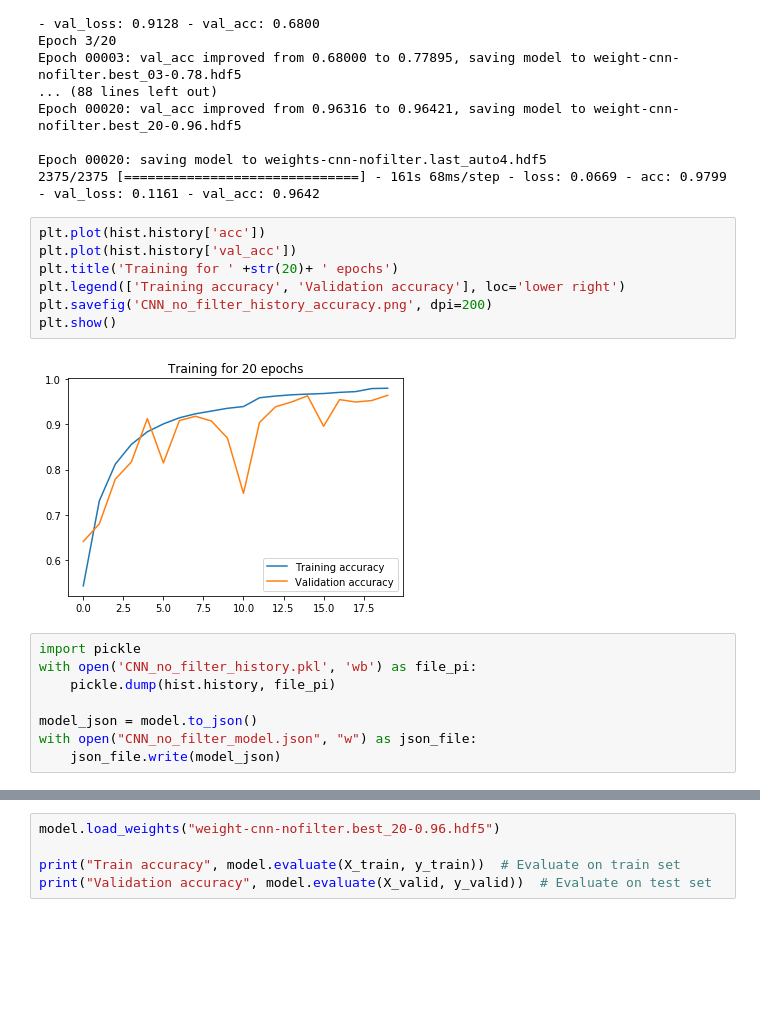
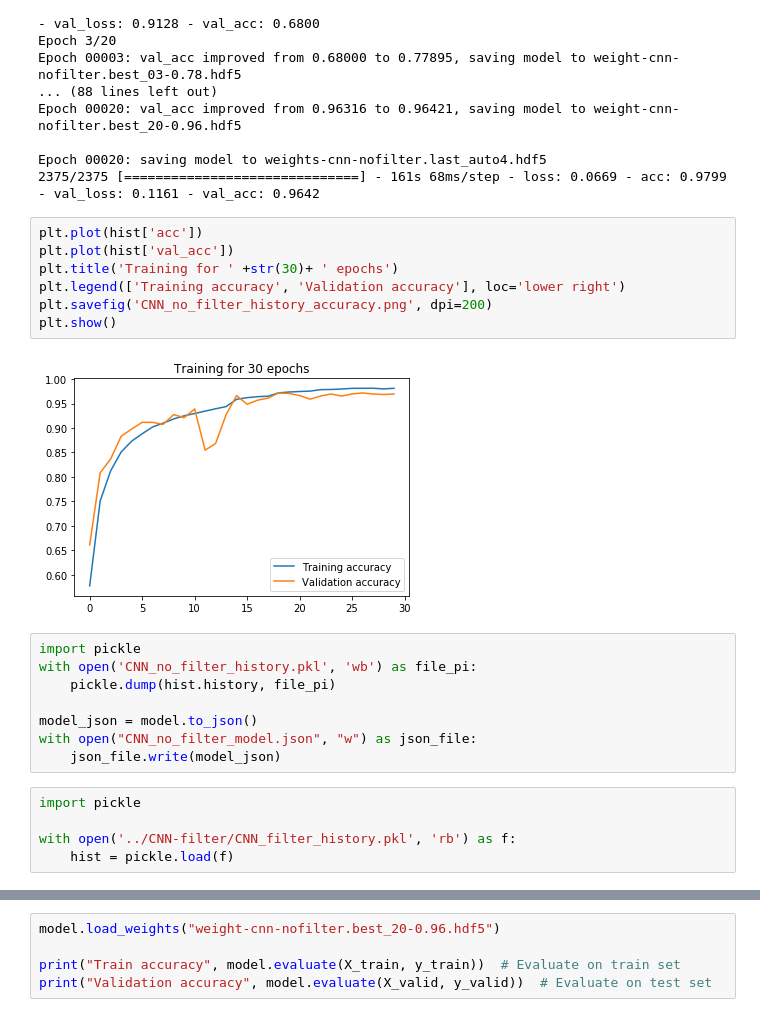
Before and after one commit to andreimardale/plant_seedlings_classification_using_deep_learning, a Jupyter notebook: CNN-no-filter/[CNN_No_Filter]_Plant_Seedlings.ipynb, the cells around one changed output, grey strips where cells are left out. Saved outputs shown, nothing was run; the diff lists cells and outputs as text; blank space fills up the shorter version.

Commit message:
Added figures and cleared code

```diff
--- a/CNN-no-filter/[CNN_No_Filter]_Plant_Seedlings.ipynb
+++ b/CNN-no-filter/[CNN_No_Filter]_Plant_Seedlings.ipynb
@@ -251,14 +239,14 @@ Epoch 00020: val_acc improved from 0.96316 to 0.96421, saving model to weight-cn
 Epoch 00020: saving model to weights-cnn-nofilter.last_auto4.hdf5
 2375/2375 [==============================] - 161s 68ms/step - loss: 0.0669 - acc: 0.9799 - val_loss: 0.1161 - val_acc: 0.9642
 # %%
-plt.plot(hist.history['acc'])
-plt.plot(hist.history['val_acc'])
-plt.title('Training for ' +str(20)+ ' epochs')
+plt.plot(hist['acc'])
+plt.plot(hist['val_acc'])
+plt.title('Training for ' +str(30)+ ' epochs')
 plt.legend(['Training accuracy', 'Validation accuracy'], loc='lower right')
 plt.savefig('CNN_no_filter_history_accuracy.png', dpi=200)
 plt.show()
 # %% [output]
-[figure, old version]
+[figure, new version]
 # %%
 import pickle
 with open('CNN_no_filter_history.pkl', 'wb') as file_pi:
@@ -267,3 +255,8 @@ with open('CNN_no_filter_history.pkl', 'wb') as file_pi:
 model_json = model.to_json()
 with open("CNN_no_filter_model.json", "w") as json_file:
     json_file.write(model_json)
+# %%
+import pickle
+
+with open('../CNN-filter/CNN_filter_history.pkl', 'rb') as f:
+    hist = pickle.load(f)
```
Also changed, not shown: parts of 3 cells of this notebook, 29 other files.
